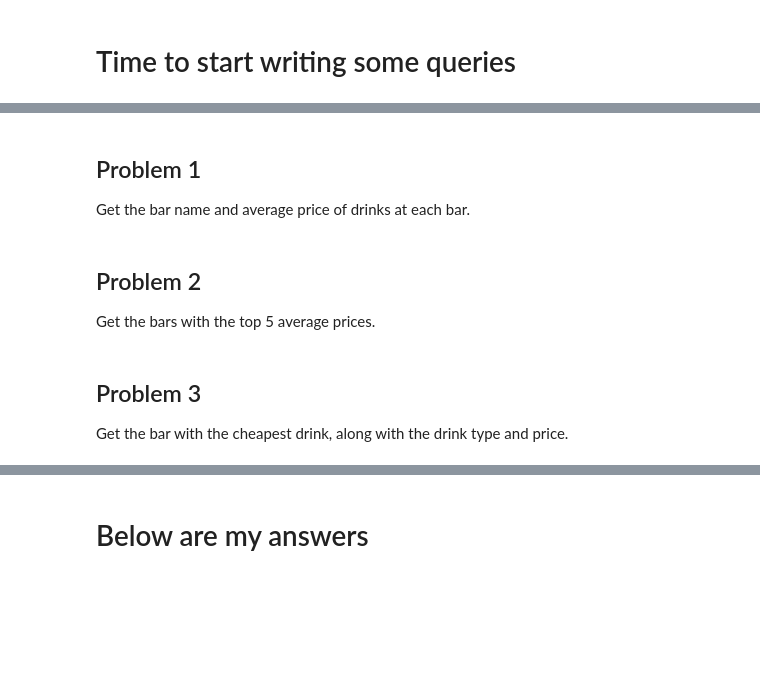
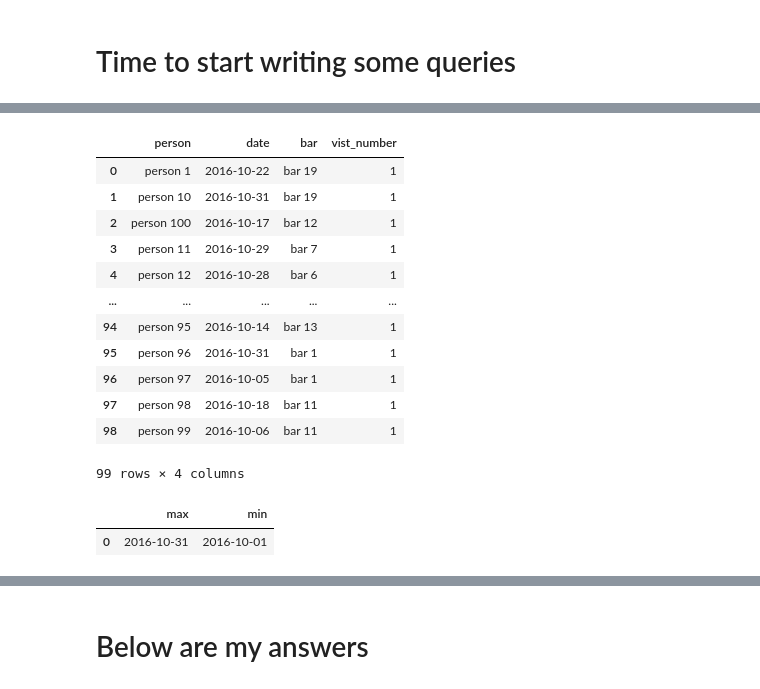
Before and after one commit to moeraza/light-house-labs, a Jupyter notebook: w02d01/src/notebooks/drinks_tutorial.ipynb, the cells around one changed output, grey strips where cells are left out. Drawn from its saved outputs; the diff is of its cells as text; code cells hidden in the pictures; blank space fills up the shorter version.

```diff
--- a/w02d01/src/notebooks/drinks_tutorial.ipynb
+++ b/w02d01/src/notebooks/drinks_tutorial.ipynb
@@ -131,12 +242,33 @@ execute_query(query)
+# %%
+execute_query("""
+select * from (
+select person, date, bar, row_number() over (partition by person order by date desc) as vist_number
+from orders
+) as t
+where t.vist_number = 1
+""", limit=None)
+# %% [output]
+|  | person | date | bar | vist_number |
+| 0 | person 1 | 2016-10-22 | bar 19 | 1 |
+| 1 | person 10 | 2016-10-31 | bar 19 | 1 |
+| 2 | person 100 | 2016-10-17 | bar 12 | 1 |
+| 3 | person 11 | 2016-10-29 | bar 7 | 1 |
+| 4 | person 12 | 2016-10-28 | bar 6 | 1 |
+| ... | ... | ... | ... | ... |
+| 94 | person 95 | 2016-10-14 | bar 13 | 1 |
+| 95 | person 96 | 2016-10-31 | bar 1 | 1 |
+| 96 | person 97 | 2016-10-05 | bar 1 | 1 |
+| 97 | person 98 | 2016-10-18 | bar 11 | 1 |
+| 98 | person 99 | 2016-10-06 | bar 11 | 1 |
+99 rows × 4 columns
+# %%
+execute_query("""
+select max(date), min(date)
+from orders
+""")
+# %% [output]
+|  | max | min |
+| 0 | 2016-10-31 | 2016-10-01 |
 # %% [markdown]
 ## Drinks Database Schema Diagram
 <img src="../../assets/drinks_schema_diagram.png" width="750"/>
-# %% [markdown]
-## Problem 1
-Get the bar name and average price of drinks at each bar.
-# %% [markdown]
-## Problem 2
-Get the bars with the top 5 average prices.
-# %% [markdown]
-## Problem 3
-Get the bar with the cheapest drink, along with the drink type and price.
```
Also changed, not shown: parts of 15 cells of this notebook, 2 other files.
